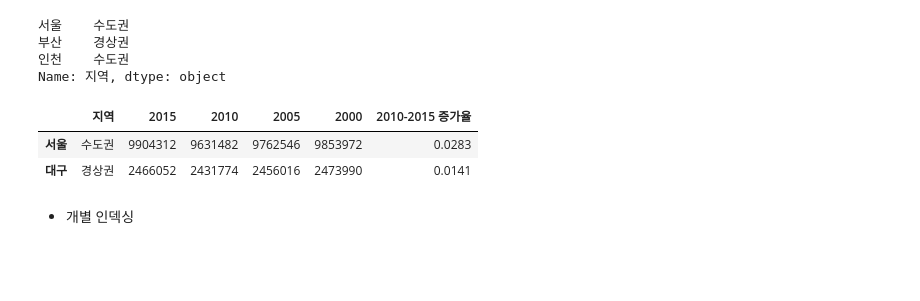
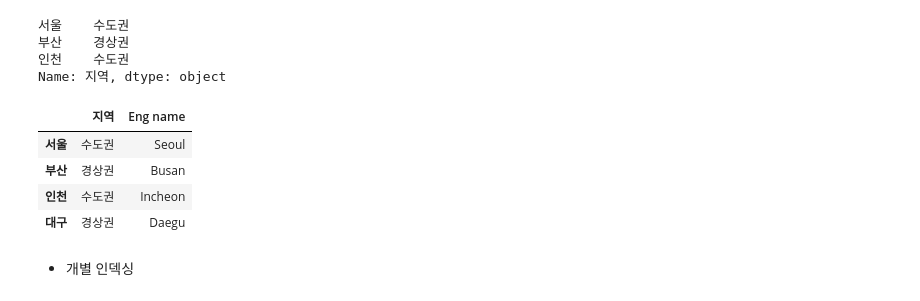
Before and after one commit to bong9C/DataAnalysis-2023.09, a Jupyter notebook: 02.Pandas/02.데이터프레임.ipynb, the cells around one changed output. Cells and saved outputs as stored; diff of their text form; code cells hidden in the pictures; blank space fills up the shorter version.

```diff
--- a/02.Pandas/02.데이터프레임.ipynb
+++ b/02.Pandas/02.데이터프레임.ipynb
@@ -197,6 +197,6 @@ df
 | 대구 | 경상권 | 2466052 | 2431774 | 2456016 | 2473990 | 1.41 |
 # %%
 # 열 이름이 있으면 갱신, 없으면 추가
-df['지역'] = ['서울', '부산', '인천', '대구']
+df['Eng name'] = ['Seoul','Busan','Incheon','Daegu']
 df
 # %% [output]
@@ -239,11 +239,13 @@ df['지역']
 Name: 지역, dtype: object
 # %%
 # 열 이름이 리스트로 감싸져 있으면 데이터프레임 반환
-df.loc[['서울', '대구']]
+df[['지역','Eng name']]
 # %% [output]
-|  | 지역 | 2015 | 2010 | 2005 | 2000 | 2010-2015 증가율 |
-| 서울 | 수도권 | 9904312 | 9631482 | 9762546 | 9853972 | 0.0283 |
-| 대구 | 경상권 | 2466052 | 2431774 | 2456016 | 2473990 | 0.0141 |
+|  | 지역 | Eng name |
+| 서울 | 수도권 | Seoul |
+| 부산 | 경상권 | Busan |
+| 인천 | 수도권 | Incheon |
+| 대구 | 경상권 | Daegu |
 # %% [markdown]
 - 개별 인덱싱
 # %%
```
Also changed, not shown: parts of 1 cell of this notebook.
